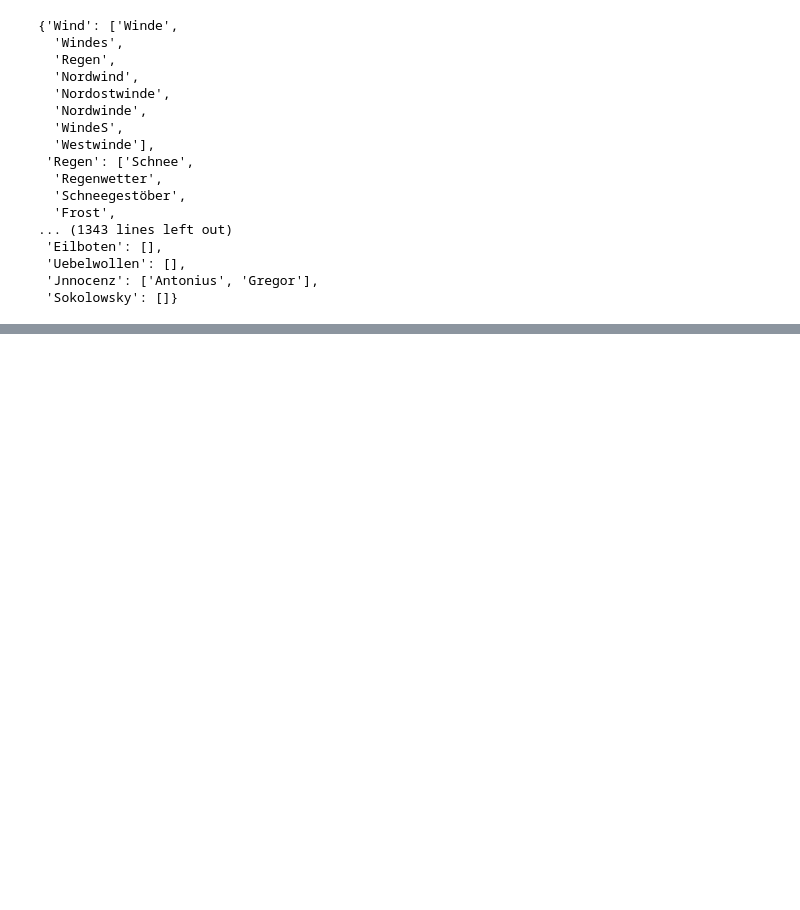
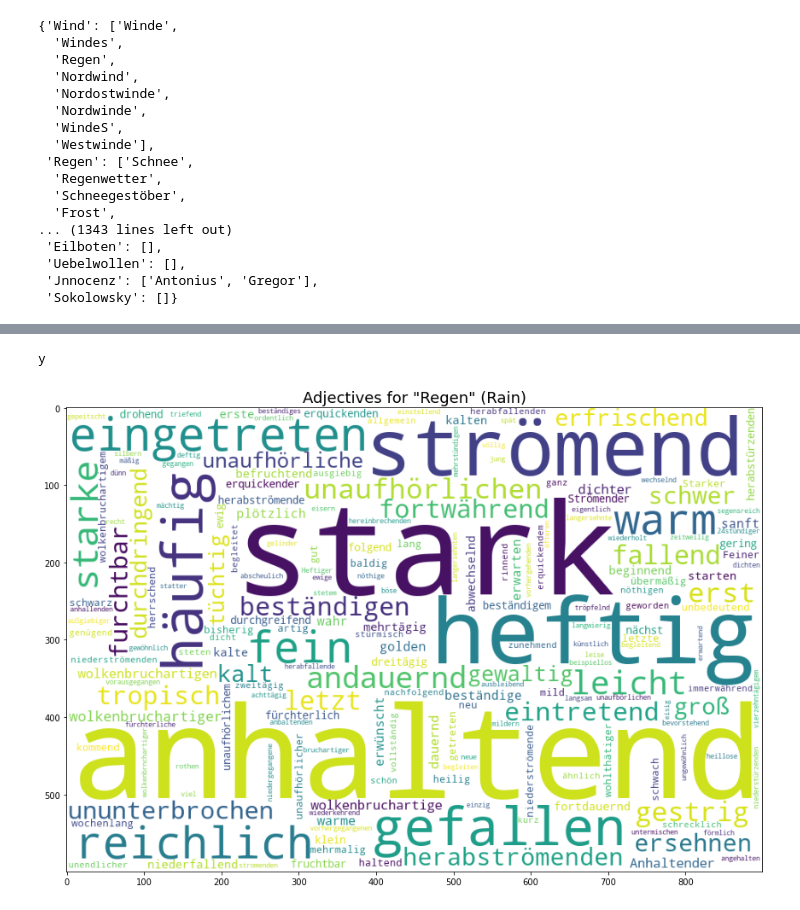
Before and after one commit to krkryger/clim-dist, a Jupyter notebook: notebooks/analysis.ipynb, the cells around one changed output, grey strips where cells are left out. Cells and saved outputs as stored; diff of their text form; code cells hidden in the pictures; blank space fills up the shorter version.

Commit message:
Find ents by ruler, adjectives for Regen, Wetter

```diff
--- a/notebooks/analysis.ipynb
+++ b/notebooks/analysis.ipynb
@@ -150,0 +143,5 @@ common_wea[:100]
+# %%
+with open('../data/processed/entities.json', 'r', encoding='utf8') as f:
+    ents = json.load(f)
+# %%
+nlp = spacy.load('de_core_news_md', disable=['ner'])
@@ -150,0 +193,14 @@ common_wea[:100]
+# %%
+list1 = [1,2,3]
+list2 = [3,4,5]
+
+if set(list1).intersection(set(list2)):
+    print('y')
+# %% [output]
+y
+# %%
+if 'entity_ruler' in nlp.pipe_names:
+    nlp.remove_pipe('entity_ruler')
+
+regen_adjs = find_adjectives(df, ents, nlp, 'WEA', 'Regen', regen_list)
+wetter_adjs = find_adjectives(df, ents, nlp, 'WEA', 'Wetter', wetter_list)
@@ -150,0 +213,12 @@ common_wea[:100]
+# %%
+df_regen = pd.DataFrame(data=regen_adjs)
+df_wetter = pd.DataFrame(data=wetter_adjs)
+# %%
+wc = WordCloud(background_color='white', width=900, height=600)
+wc.generate_from_frequencies(df_regen['Regen'].value_counts().to_dict())
+plt.figure(figsize=(15,10))
+plt.imshow(wc)
+plt.title('Adjectives for "Regen" (Rain)', size=18)
+plt.show()
+# %% [output]
+[figure, added]
```
Also changed, not shown: parts of 17 cells of this notebook, 3 other files.
